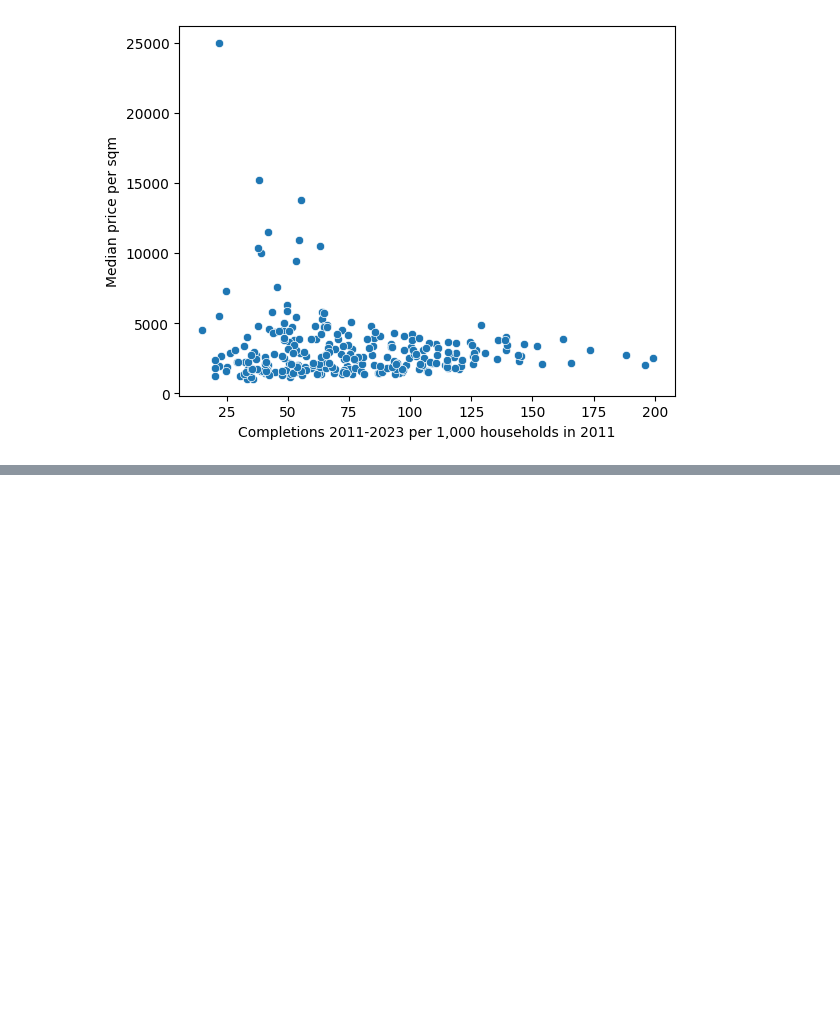
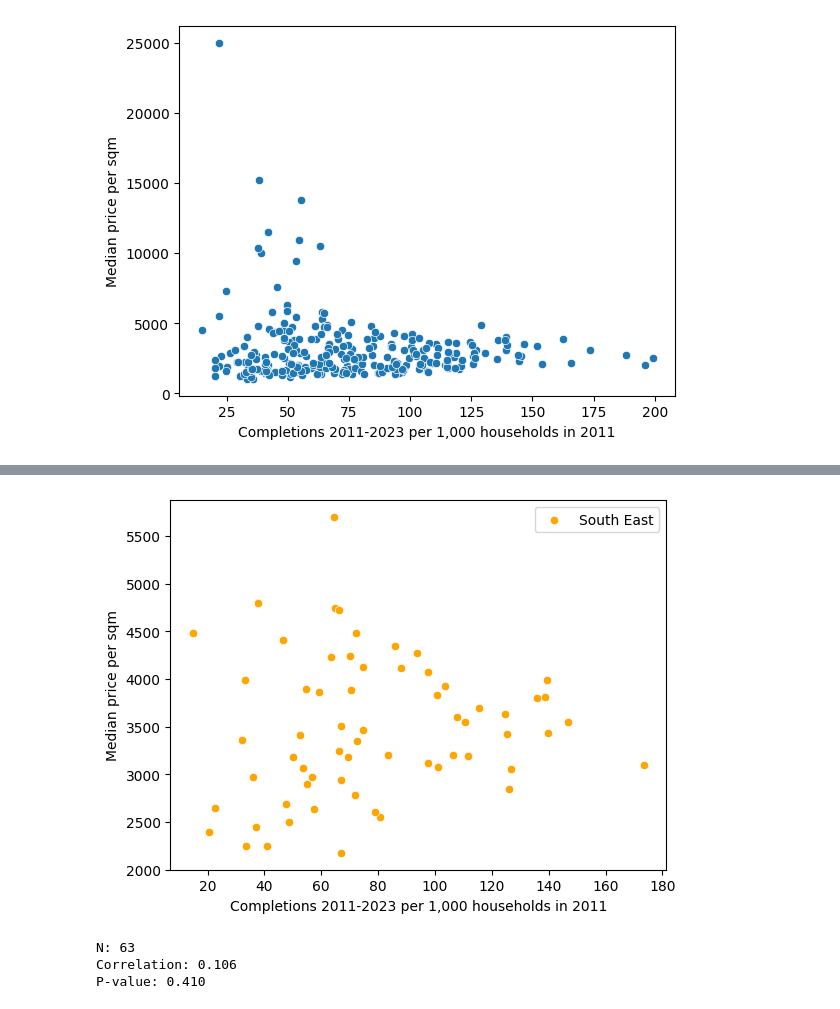
Before and after one commit to jamierumbelow/housing-completions-vs-price-per-square-metre-by-local-authority, a Jupyter notebook: main.ipynb, the cells around one changed output, grey strips where cells are left out. Drawn from its saved outputs; the diff is of its cells as text; code cells hidden in the pictures; blank space fills up the shorter version.

```diff
--- a/main.ipynb
+++ b/main.ipynb
@@ -150,0 +172,20 @@ plt.show()
+# %%
+south_east_df = processed_df[processed_df[REGION_NAME] == 'South East']
+
+sns.scatterplot(x='completions_per_1000_households', color='orange', y='median_price_per_sqm', data=south_east_df, label='South East')
+plt.xlabel('Completions 2011-2023 per 1,000 households in 2011')
+plt.ylabel('Median price per sqm')
+plt.legend()
+plt.show()
+# %% [output]
+[figure, added]
+# %%
+correlation, p_value = stats.pearsonr(south_east_df['completions_per_1000_households'], south_east_df['median_price_per_sqm'])
+
+print(f"N: {len(south_east_df)}")
+print(f"Correlation: {correlation:.3f}")
+print(f"P-value: {p_value:.3f}")
+# %% [output]
+N: 63
+Correlation: 0.106
+P-value: 0.410
```
Also changed, not shown: parts of 19 cells of this notebook.
